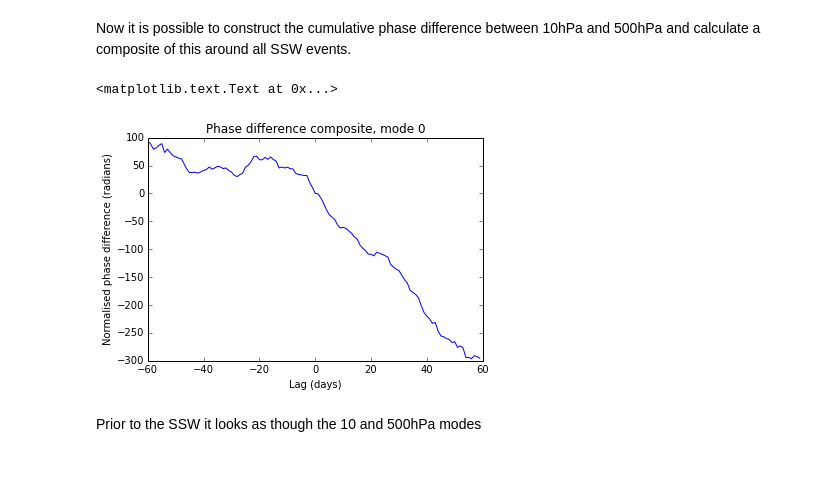
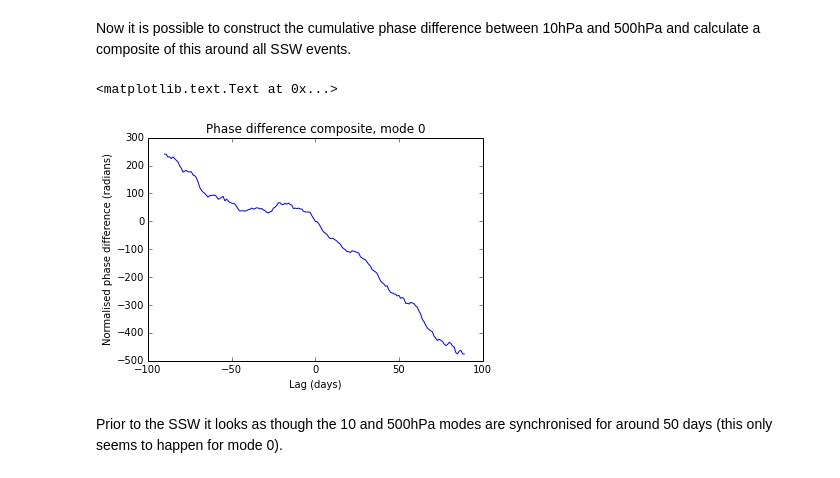
Before and after one commit to wseviour/notebooks, a Jupyter notebook: Empirical_Mode_Decomposition.ipynb, the cells around one changed output. Saved outputs shown, nothing was run; the diff lists cells and outputs as text; code cells hidden in the pictures.

Commit message:
Added phase difference composite around SSWs

```diff
--- a/Empirical_Mode_Decomposition.ipynb
+++ b/Empirical_Mode_Decomposition.ipynb
@@ -265,17 +265,17 @@ phi_diff = np.unwrap(phi_10hPa) - np.unwrap(phi_500hPa)
 del phi_diff_ssw
 for i in range(len(event_index)):
     try:
-        phi_diff_ssw += phi_diff[event_index[i]-60:event_index[i]+60] - phi_diff[event_index[i]]
+        phi_diff_ssw += phi_diff[event_index[i]-90:event_index[i]+90] - phi_diff[event_index[i]]
     except NameError:
-        phi_diff_ssw = phi_diff[event_index[i]-60:event_index[i]+60] - phi_diff[event_index[i]]
+        phi_diff_ssw = phi_diff[event_index[i]-90:event_index[i]+90] - phi_diff[event_index[i]]
 # %%
 # plot the phase difference composite
-plt.plot(np.arange(-60,60),phi_diff_ssw)
+plt.plot(np.arange(-90,90),phi_diff_ssw)
 plt.title('Phase difference composite, mode '+str(mode))
 plt.xlabel('Lag (days)')
 plt.ylabel('Normalised phase difference (radians)')
 # %% [output]
 <matplotlib.text.Text at 0x...>
-[figure, old version]
+[figure, new version]
 # %% [markdown]
-Prior to the SSW it looks as though the 10 and 500hPa modes
+Prior to the SSW it looks as though the 10 and 500hPa modes are synchronised for around 50 days (this only seems to happen for mode 0).
```
